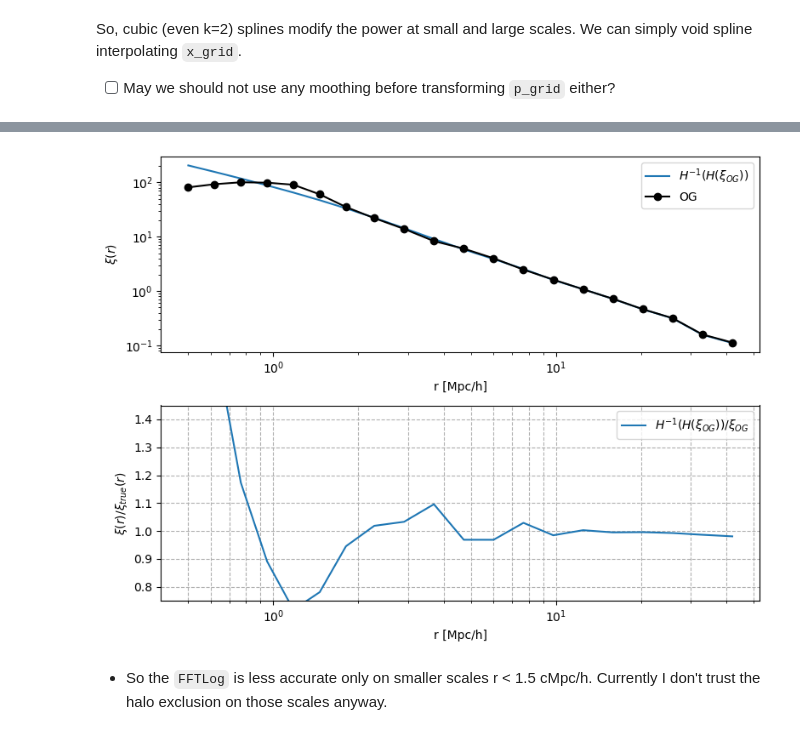
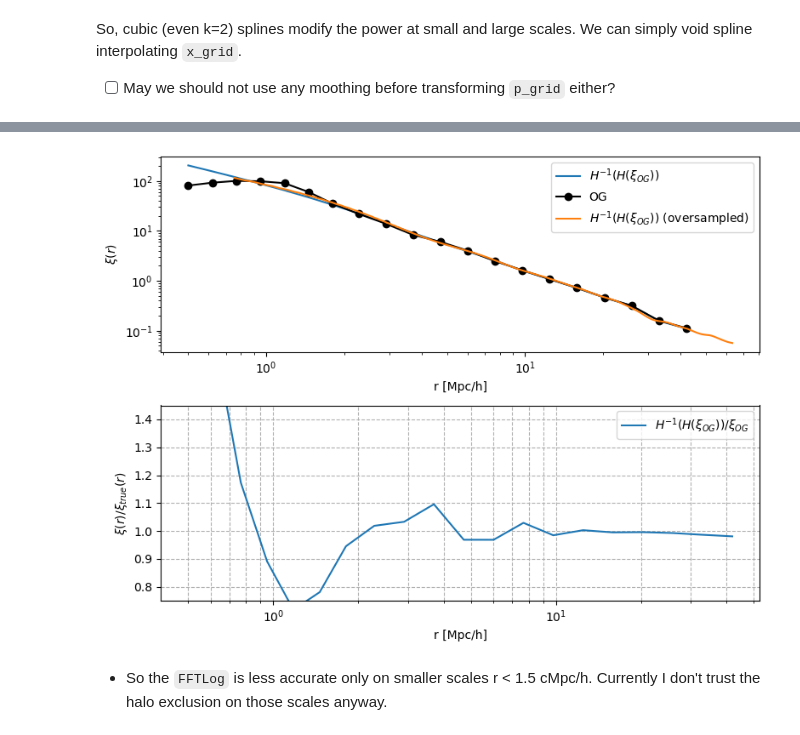
Before and after one commit to qezlou/Goku_ELG, a Jupyter notebook: emu/notebooks/xi_gg/for_paper_pca_w.ipynb, the cells around one changed output, grey strips where cells are left out. Saved outputs shown, nothing was run; the diff lists cells and outputs as text; code cells hidden in the pictures.

```diff
--- a/emu/notebooks/xi_gg/for_paper_pca_w.ipynb
+++ b/emu/notebooks/xi_gg/for_paper_pca_w.ipynb
@@ -200,9 +186,10 @@ array([ 0.21268578,  0.26343238,  0.32628708,  0.40413884,  0.50056595,
 # %%
 from scipy.interpolate import UnivariateSpline, interp1d
+from matplotlib import pyplot as plt
 import mcfit
 fig, ax = plt.subplots(1, 2, figsize=(8, 6))
 s=6
-ind_m = [12,0]
+ind_m = [13,0]
 r_mask =(plot_xi_emu.rbins > 0.5)*(plot_xi_emu.rbins < 50)
 xi_grid = plot_xi_emu.pred[s].squeeze()[:,:,r_mask]
 for s in [0, 1]:
@@ -218,11 +205,16 @@ for s in [0, 1]:
 
 
 
+
     ax[1].plot(r_test, xi_interp, alpha=0.5, label=f'cubic spline, s={s}')
 ax[1].plot(plot_xi_emu.rbins[r_mask], xi_grid[ind_m[0],ind_m[1]], color='k', label='OG')
 k_nospl, p_nospl = mcfit.xi2P(plot_xi_emu.rbins[r_mask], l=0, lowring=True)(xi_grid[ind_m[0],ind_m[1]], extrap=True)
 
+k_nospl_over_sampled = np.logspace(np.log10(k_nospl[0]), np.log10(k_nospl[-1]), k_nospl.size*10)
+p_nospl_over_sampled = UnivariateSpline( k_nospl, p_nospl, k=1, s=0)(k_nospl_over_sampled)
+
 ax[0].plot(k_nospl, p_nospl, color='k', label='No spline')
+ax[0].plot(k_nospl_over_sampled, p_nospl_over_sampled, color='C2', label='No spline (oversampled)', lw=8, alpha=0.2)
 ax[0].legend()
 ax[1].legend()
 ax[0].set_xscale('log')
@@ -243,24 +243,29 @@ So, cubic (even k=2) splines modify the power at small and large scales. We can
 # %%
+
 r_trans, xi_trans = mcfit.P2xi(k_nospl, l=0, lowring=True)(p_nospl, extrap=True)
+
+r_trans_oversampled, xi_trans_oversampled = mcfit.P2xi(k_nospl_over_sampled, l=0, lowring=True)(p_nospl_over_sampled, extrap=True)
+
 
 fig, ax = plt.subplots(2, 1, figsize=(8, 6))
 ax[0].plot(r_trans, xi_trans, color='C0', label=r'$H^{-1}(H(\xi_{OG}))$')
 ax[0].plot(plot_xi_emu.rbins[r_mask], xi_grid[ind_m[0],ind_m[1]], color='k', marker='o', label='OG')
+ax[0].plot(r_trans_oversampled, xi_trans_oversampled, color='C1', label=r'$H^{-1}(H(\xi_{OG}))$ (oversampled)')
 ax[1].plot(r_trans, xi_trans/xi_grid[ind_m[0],ind_m[1]], color='C0', label=r'$H^{-1}(H(\xi_{OG})) / \xi_{OG}$')
 ax[0].set_xscale('log')
 ax[0].set_yscale('log')
 ax[0].set_xlabel('r [Mpc/h]')
 ax[0].set_ylabel(r'$\xi(r)$')
 ax[1].set_xscale('log')
 ax[1].set_xlabel('r [Mpc/h]')
 ax[1].set_ylabel(r'$\xi(r)/\xi_{true}(r)$')
 ax[1].grid(which='both', ls='dashed')
 ax[1].set_yticks([0.8, 0.9, 1, 1.1, 1.2, 1.3, 1.4])
 ax[1].set_ylim(0.75, 1.45)
 ax[1].legend()
 ax[0].legend()
 fig.tight_layout()
 # %% [output]
-[figure, old version]
+[figure, new version]
 # %% [markdown]
 - So the `FFTLog` is less accurate only on smaller scales r < 1.5 cMpc/h. Currently I don't trust the halo exclusion on those scales anyway.
```
Also changed, not shown: parts of 22 cells of this notebook, 1 other file.
